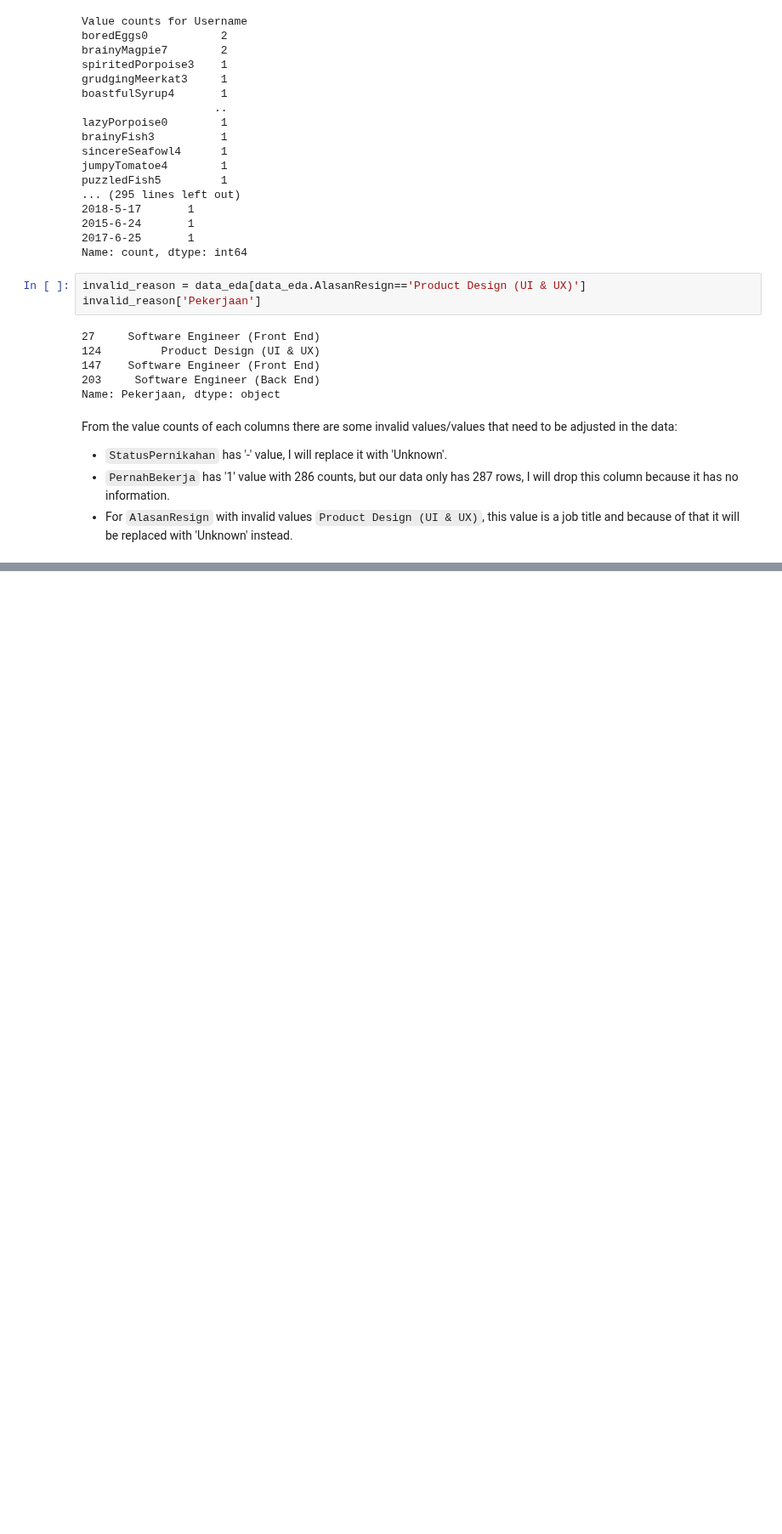
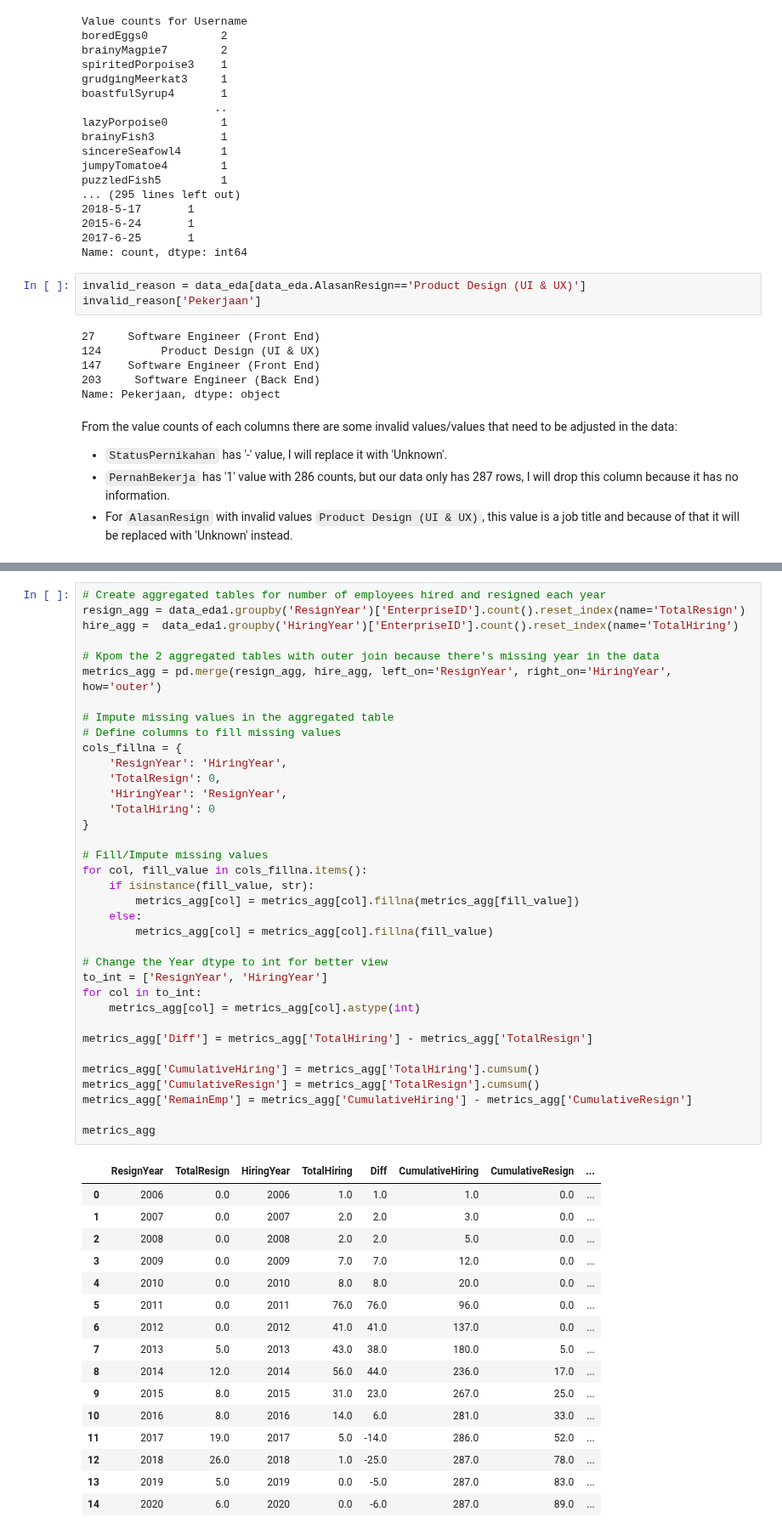
Before and after one commit to azaryasph/Improving-Employee-Retention-By-Predicting-Employee-Attrition-Using-Machine-Learning, a Jupyter notebook: notebook/predict_employee_attrition.ipynb, the cells around one changed output, grey strips where cells are left out. Shown at 85% size. Drawn from its saved outputs; the diff is of its cells as text; blank space fills up the shorter version.

Commit message:
chore: complete create agg tables for analysis

```diff
--- a/notebook/predict_employee_attrition.ipynb
+++ b/notebook/predict_employee_attrition.ipynb
@@ -309,0 +327,53 @@ display(data_eda1.head(3))
+# %%
+# Create aggregated tables for number of employees hired and resigned each year
+resign_agg = data_eda1.groupby('ResignYear')['EnterpriseID'].count().reset_index(name='TotalResign')
+hire_agg =  data_eda1.groupby('HiringYear')['EnterpriseID'].count().reset_index(name='TotalHiring')
+
+# Kpom the 2 aggregated tables with outer join because there's missing year in the data
+metrics_agg = pd.merge(resign_agg, hire_agg, left_on='ResignYear', right_on='HiringYear', how='outer')
+
+# Impute missing values in the aggregated table
+# Define columns to fill missing values
+cols_fillna = {
+    'ResignYear': 'HiringYear',
+    'TotalResign': 0,
+    'HiringYear': 'ResignYear',
+    'TotalHiring': 0
+}
+
+# Fill/Impute missing values
+for col, fill_value in cols_fillna.items():
+    if isinstance(fill_value, str):
+        metrics_agg[col] = metrics_agg[col].fillna(metrics_agg[fill_value])
+    else:
+        metrics_agg[col] = metrics_agg[col].fillna(fill_value)
+
+# Change the Year dtype to int for better view
+to_int = ['ResignYear', 'HiringYear']
+for col in to_int:
+    metrics_agg[col] = metrics_agg[col].astype(int)
+
+metrics_agg['Diff'] = metrics_agg['TotalHiring'] - metrics_agg['TotalResign']
+
+metrics_agg['CumulativeHiring'] = metrics_agg['TotalHiring'].cumsum()
+metrics_agg['CumulativeResign'] = metrics_agg['TotalResign'].cumsum()
+metrics_agg['RemainEmp'] = metrics_agg['CumulativeHiring'] - metrics_agg['CumulativeResign']
+
+metrics_agg
+# %% [output]
+|  | ResignYear | TotalResign | HiringYear | TotalHiring | Diff | CumulativeHiring | CumulativeResign | ... |
+| 0 | 2006 | 0.0 | 2006 | 1.0 | 1.0 | 1.0 | 0.0 | ... |
+| 1 | 2007 | 0.0 | 2007 | 2.0 | 2.0 | 3.0 | 0.0 | ... |
+| 2 | 2008 | 0.0 | 2008 | 2.0 | 2.0 | 5.0 | 0.0 | ... |
+| 3 | 2009 | 0.0 | 2009 | 7.0 | 7.0 | 12.0 | 0.0 | ... |
+| 4 | 2010 | 0.0 | 2010 | 8.0 | 8.0 | 20.0 | 0.0 | ... |
+| 5 | 2011 | 0.0 | 2011 | 76.0 | 76.0 | 96.0 | 0.0 | ... |
+| 6 | 2012 | 0.0 | 2012 | 41.0 | 41.0 | 137.0 | 0.0 | ... |
+| 7 | 2013 | 5.0 | 2013 | 43.0 | 38.0 | 180.0 | 5.0 | ... |
+| 8 | 2014 | 12.0 | 2014 | 56.0 | 44.0 | 236.0 | 17.0 | ... |
+| 9 | 2015 | 8.0 | 2015 | 31.0 | 23.0 | 267.0 | 25.0 | ... |
+| 10 | 2016 | 8.0 | 2016 | 14.0 | 6.0 | 281.0 | 33.0 | ... |
+| 11 | 2017 | 19.0 | 2017 | 5.0 | -14.0 | 286.0 | 52.0 | ... |
+| 12 | 2018 | 26.0 | 2018 | 1.0 | -25.0 | 287.0 | 78.0 | ... |
+| 13 | 2019 | 5.0 | 2019 | 0.0 | -5.0 | 287.0 | 83.0 | ... |
+| 14 | 2020 | 6.0 | 2020 | 0.0 | -6.0 | 287.0 | 89.0 | ... |
```
Also changed, not shown: parts of 3 cells of this notebook.
